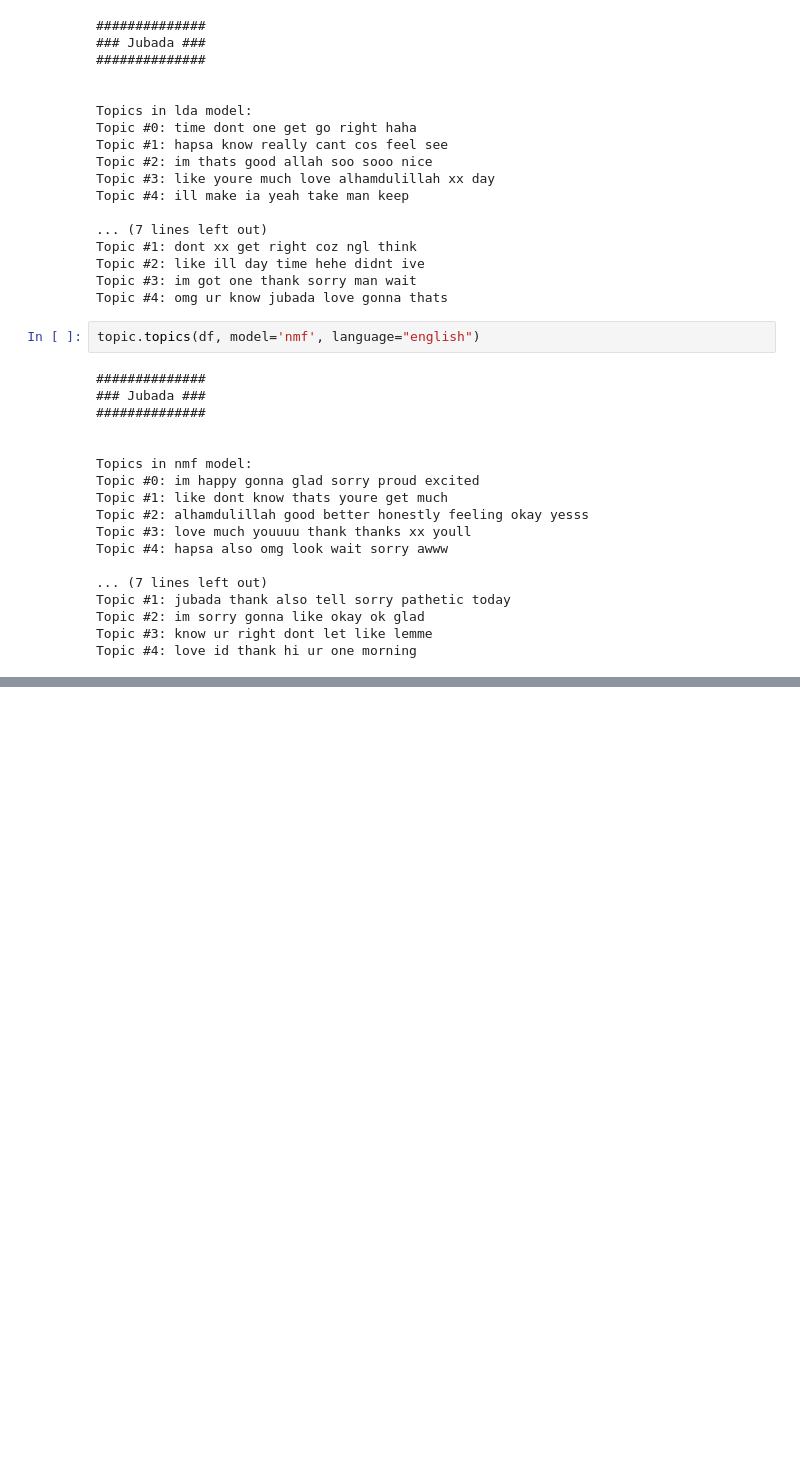
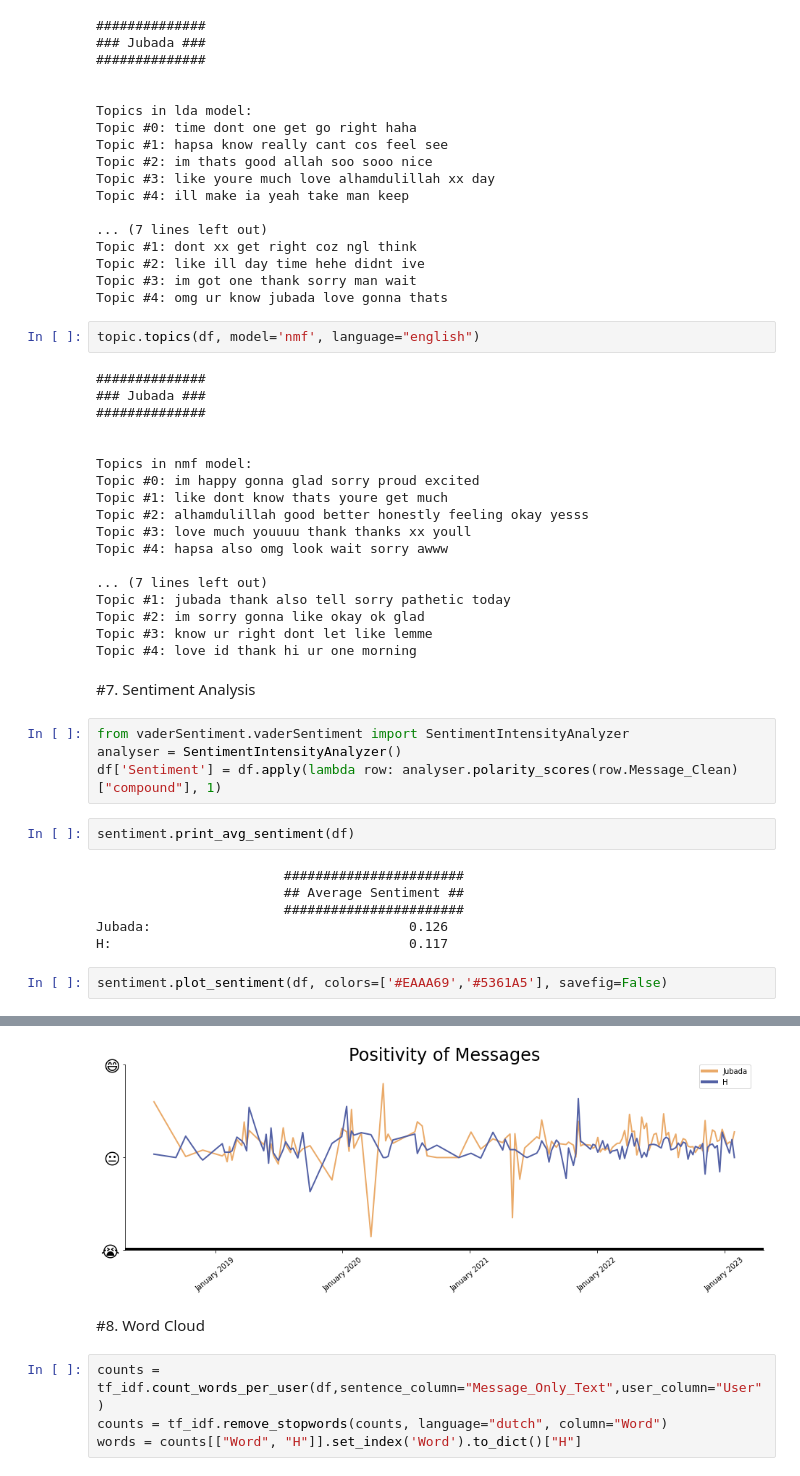
Before and after one commit to sabiqsabry/bawt, a Jupyter notebook: main.ipynb, the cells around one changed output, grey strips where cells are left out. Drawn from its saved outputs; the diff is of its cells as text; blank space fills up the shorter version.

Commit message:
added Positivity Rate Graph using Sentiment Analysis and word clouds for each user

```diff
--- a/main.ipynb
+++ b/main.ipynb
@@ -391,3 +393,20 @@ Topic #1: jubada thank also tell sorry pathetic today
 Topic #2: im sorry gonna like okay ok glad
 Topic #3: know ur right dont let like lemme
 Topic #4: love id thank hi ur one morning
+# %% [markdown]
+#7. Sentiment Analysis
+# %%
+from vaderSentiment.vaderSentiment import SentimentIntensityAnalyzer
+analyser = SentimentIntensityAnalyzer()
+df['Sentiment'] = df.apply(lambda row: analyser.polarity_scores(row.Message_Clean)["compound"], 1)
+# %%
+sentiment.print_avg_sentiment(df)
+# %% [output]
+                        #######################
+                        ## Average Sentiment ##
+                        #######################
+Jubada:                                 0.126
+H:                                      0.117
+# %%
+sentiment.plot_sentiment(df, colors=['#EAAA69','#5361A5'], savefig=False)
+# %% [output]
@@ -393,0 +414,7 @@ Topic #4: love id thank hi ur one morning
+[figure, added]
+# %% [markdown]
+#8. Word Cloud
+# %%
+counts = tf_idf.count_words_per_user(df,sentence_column="Message_Only_Text",user_column="User")
+counts = tf_idf.remove_stopwords(counts, language="dutch", column="Word")
+words = counts[["Word", "H"]].set_index('Word').to_dict()["H"]
```
Also changed, not shown: parts of 8 cells of this notebook.
